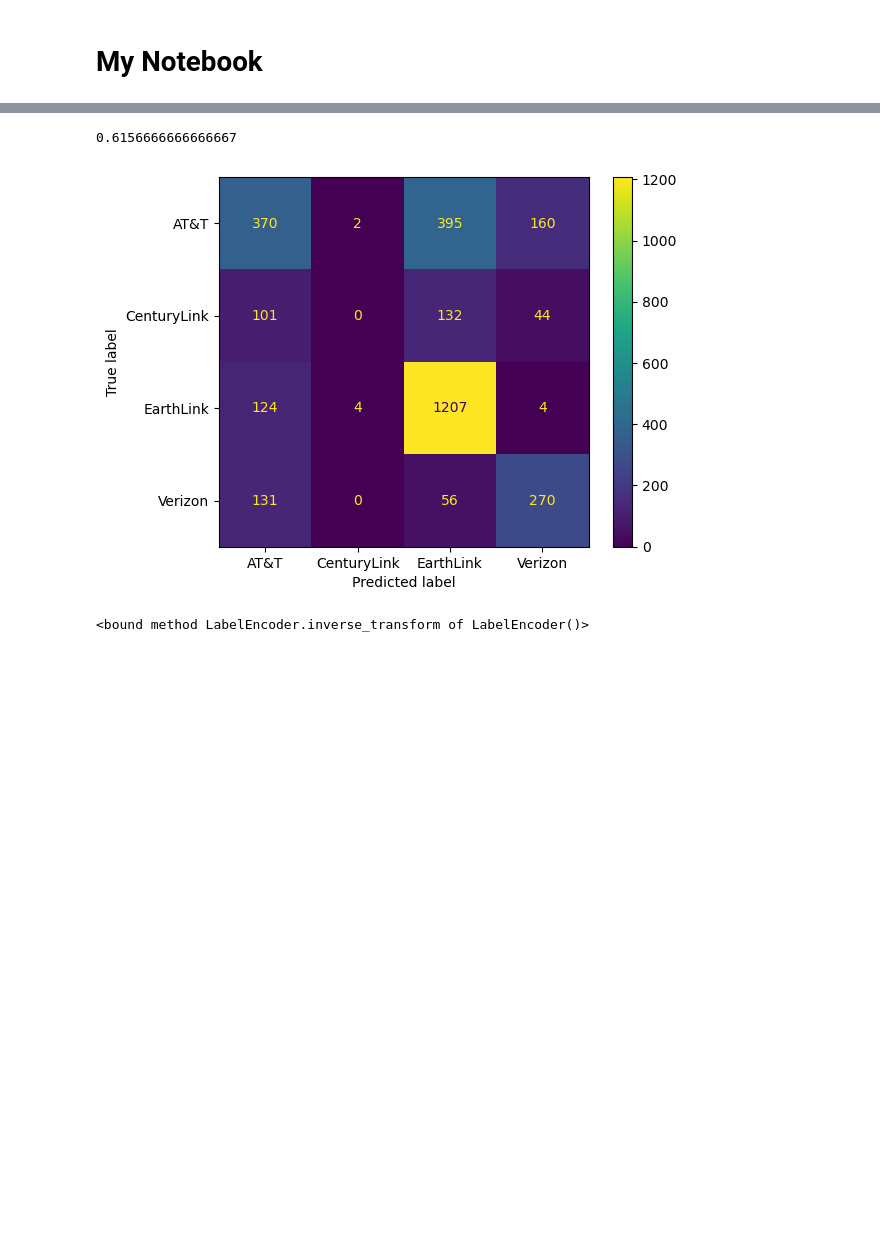
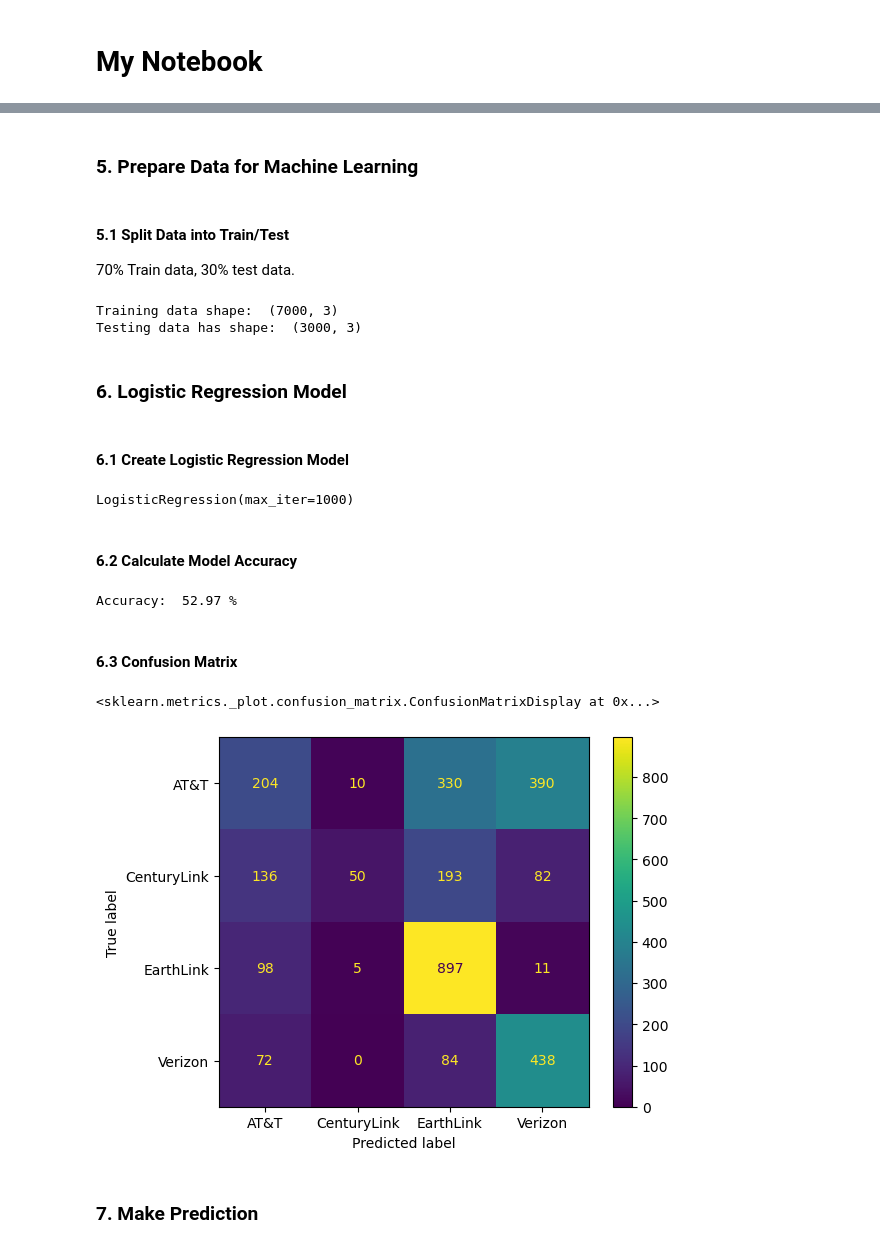
Before and after one commit to rmaes4/capstone-isp-prediction, a Jupyter notebook: notebook.ipynb, the cells around one changed output, grey strips where cells are left out. Drawn from its saved outputs; the diff is of its cells as text; code cells hidden in the pictures; blank space fills up the shorter version.

```diff
--- a/notebook.ipynb
+++ b/notebook.ipynb
@@ -93,28 +154,42 @@ array([[<Axes: xlabel='major_city', ylabel='major_city'>,
+# %% [markdown]
+### 5. Prepare Data for Machine Learning
+# %% [markdown]
+#### 5.1 Split Data into Train/Test
+
+70% Train data, 30% test data.
 # %%
-mylog_model = linear_model.LogisticRegression(max_iter=1000)
-# mysvm_model = svm.SVC(max_iter=1000)
-
 y = df.values[:, 3] # dependent variable (prediction)
 X = df.values[:, 0:3] # independent variables (used to make prediction)
 X_train, X_test, y_train, y_test = model_selection.train_test_split(X, y, test_size=0.3)
-
-
-mylog_model.fit(X_train, y_train)
-# mysvm_model.fit(X_train, y_train)
-
-y_pred_log = mylog_model.predict(X_test)
-# y_pred_svm = mysvm_model.predict(X_test)
-
-print(metrics.accuracy_score(y_test, y_pred_log))
-# print(metrics.accuracy_score(y_test, y_pred_svm))
-
-cm = metrics.confusion_matrix(y_test, y_pred_log, labels=mylog_model.classes_)
-disp = metrics.ConfusionMatrixDisplay(confusion_matrix=cm, display_labels=mylog_model.classes_)
-disp.plot()
-pyplot.show()
-
-le.inverse_transform
+print("Training data shape: ", X_train.shape)
+print("Testing data has shape: ", X_test.shape)
 # %% [output]
-0.6156666666666667
+Training data shape:  (7000, 3)
+Testing data has shape:  (3000, 3)
-[figure, removed]
-<bound method LabelEncoder.inverse_transform of LabelEncoder()>
+# %% [markdown]
+### 6. Logistic Regression Model
+# %% [markdown]
+#### 6.1 Create Logistic Regression Model
+# %%
+log_model = linear_model.LogisticRegression(max_iter=1000)
+log_model.fit(X_train, y_train)
+# %% [output]
+LogisticRegression(max_iter=1000)
+# %% [markdown]
+#### 6.2 Calculate Model Accuracy
+# %%
+y_pred_log = log_model.predict(X_test)
+print("Accuracy: ", round(metrics.accuracy_score(y_test, y_pred_log) * 100, 2), "%")
+# %% [output]
+Accuracy:  52.97 %
+# %% [markdown]
+#### 6.3 Confusion Matrix
+# %%
+cm = metrics.confusion_matrix(y_test, y_pred_log, labels=log_model.classes_)
+disp = metrics.ConfusionMatrixDisplay(confusion_matrix=cm, display_labels=log_model.classes_)
+disp.plot()
+# %% [output]
+<sklearn.metrics._plot.confusion_matrix.ConfusionMatrixDisplay at 0x...>
+[figure, added]
+# %% [markdown]
+### 7. Make Prediction
```
Also changed, not shown: parts of 28 cells of this notebook.
